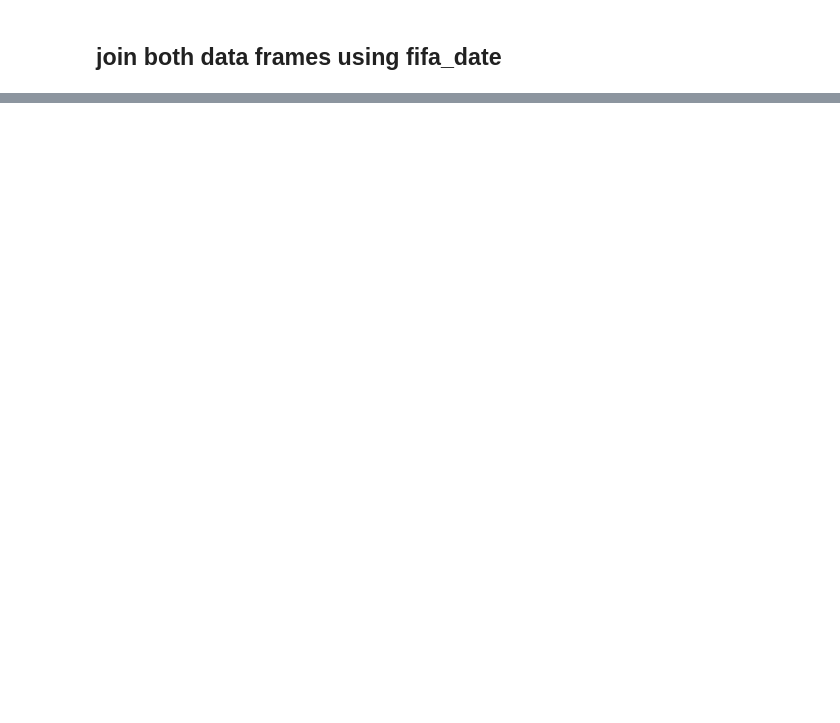
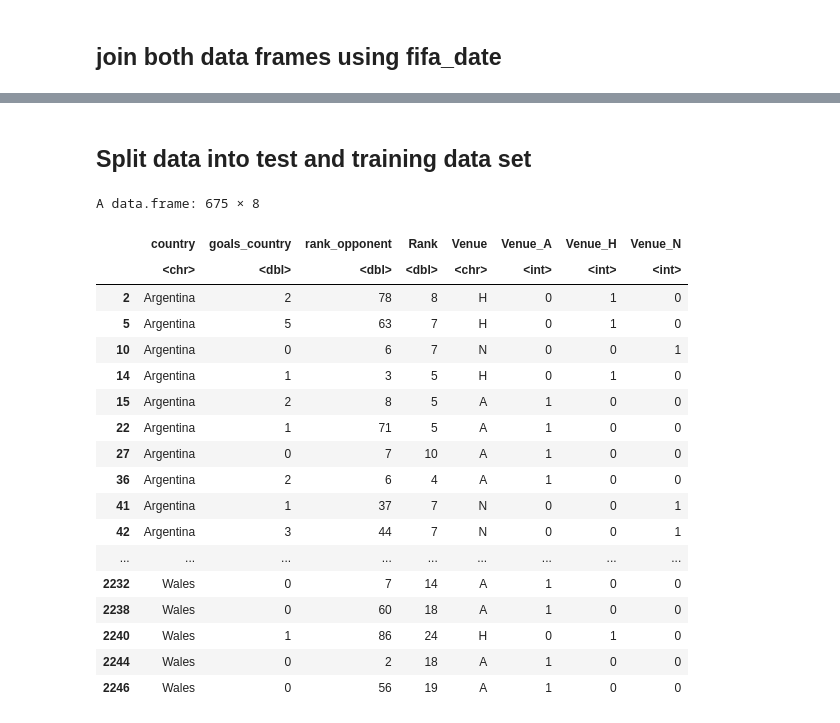
Before and after one commit to denisnaumov0506/FootballAnalyticsProject, a Jupyter notebook: football-world-cup-forecast-denis.ipynb, the cells around one changed output, grey strips where cells are left out. Cells and saved outputs as stored; diff of their text form; code cells hidden in the pictures; blank space fills up the shorter version.

```diff
--- a/football-world-cup-forecast-denis.ipynb
+++ b/football-world-cup-forecast-denis.ipynb
@@ -1043,0 +1108,2 @@ var(country)
+# %% [markdown]
+## Split data into test and training data set
@@ -1044 +1114,23 @@ var(country)
+# %%
+test
+# %% [output]
+A data.frame: 675 × 8
+|  | country | goals_country | rank_opponent | Rank | Venue | Venue_A | Venue_H | Venue_N |
+|  | <chr> | <dbl> | <dbl> | <dbl> | <chr> | <int> | <int> | <int> |
+| 2 | Argentina | 2 | 78 | 8 | H | 0 | 1 | 0 |
+| 5 | Argentina | 5 | 63 | 7 | H | 0 | 1 | 0 |
+| 10 | Argentina | 0 | 6 | 7 | N | 0 | 0 | 1 |
+| 14 | Argentina | 1 | 3 | 5 | H | 0 | 1 | 0 |
+| 15 | Argentina | 2 | 8 | 5 | A | 1 | 0 | 0 |
+| 22 | Argentina | 1 | 71 | 5 | A | 1 | 0 | 0 |
+| 27 | Argentina | 0 | 7 | 10 | A | 1 | 0 | 0 |
+| 36 | Argentina | 2 | 6 | 4 | A | 1 | 0 | 0 |
+| 41 | Argentina | 1 | 37 | 7 | N | 0 | 0 | 1 |
+| 42 | Argentina | 3 | 44 | 7 | N | 0 | 0 | 1 |
+| ... | ... | ... | ... | ... | ... | ... | ... | ... |
+| 2232 | Wales | 0 | 7 | 14 | A | 1 | 0 | 0 |
+| 2238 | Wales | 0 | 60 | 18 | A | 1 | 0 | 0 |
+| 2240 | Wales | 1 | 86 | 24 | H | 0 | 1 | 0 |
+| 2244 | Wales | 0 | 2 | 18 | A | 1 | 0 | 0 |
+| 2246 | Wales | 0 | 56 | 19 | A | 1 | 0 | 0 |
 # %%
```
Also changed, not shown: parts of 27 cells of this notebook.
